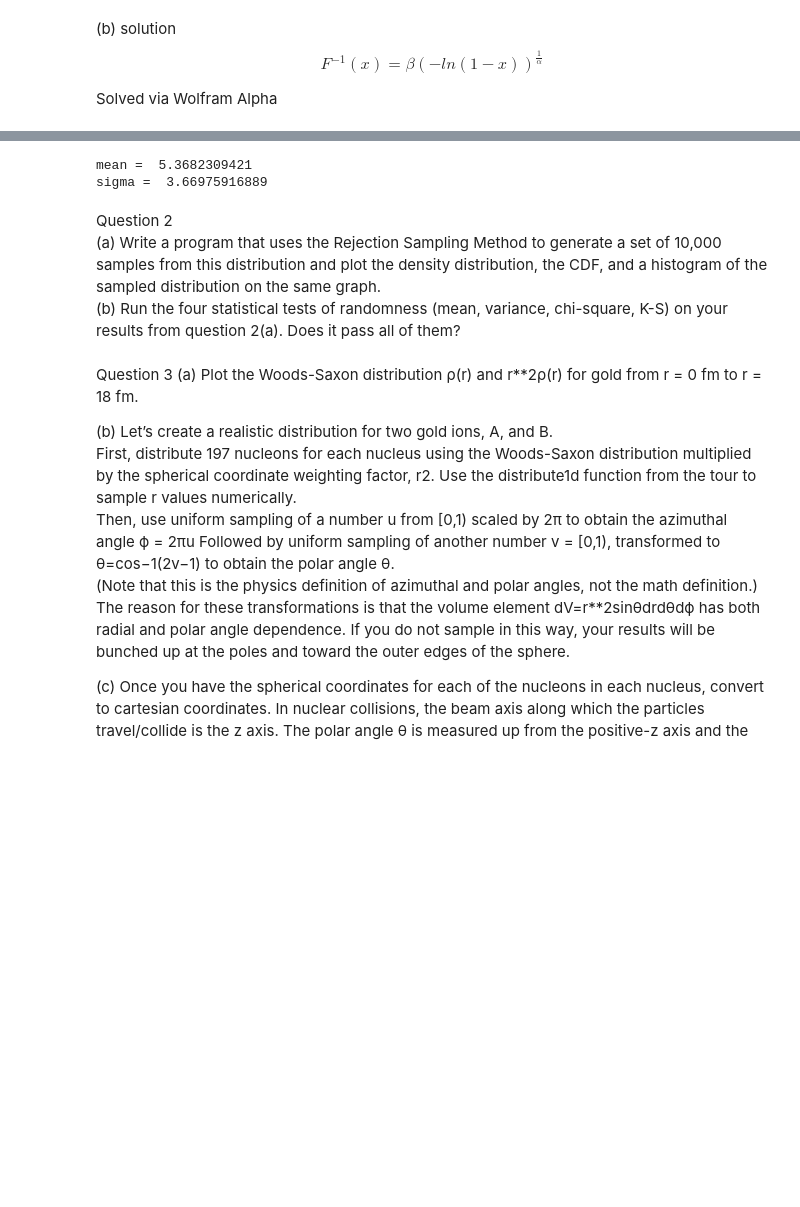
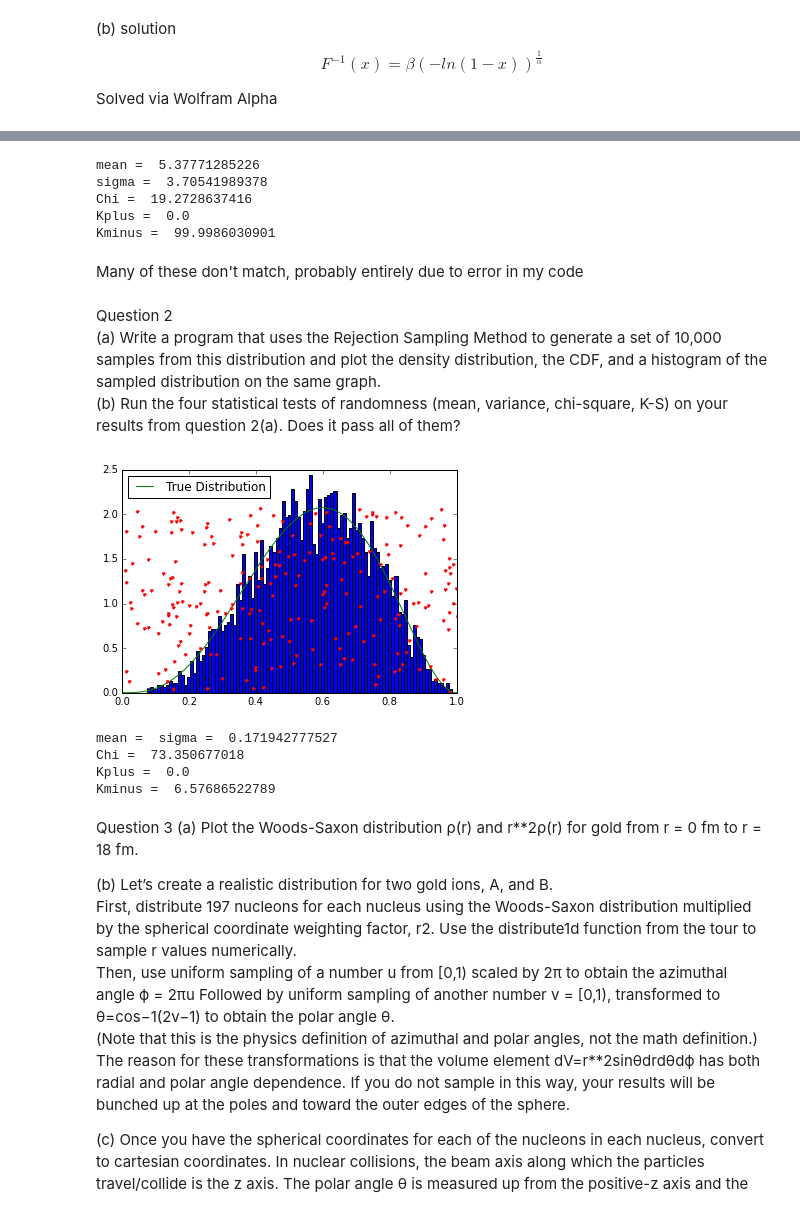
Before and after one commit to cspearso/PHYS202-S14, a Jupyter notebook: SciPy/RandomAndMCExercises.ipynb, the cells around one changed output, grey strips where cells are left out. Saved outputs shown, nothing was run; the diff lists cells and outputs as text; code cells hidden in the pictures; blank space fills up the shorter version.

```diff
--- a/SciPy/RandomAndMCExercises.ipynb
+++ b/SciPy/RandomAndMCExercises.ipynb
@@ -73,15 +72,83 @@ d = c / (len(xsamples)-1)
 sigma = np.sqrt(d)
 print "sigma = ", sigma
 #Chi Squared Test
+n, b = np.histogram(xsamples,100, normed=True)
+E = f(b[:-1])*0.01*len(xsamples)
+Chi = np.sqrt(abs(((n[6:-6]-E[6:-6]**2)/E[6:-6]).sum()))
+print "Chi = ",Chi
 
 #K-S Test
+mask = (xsamples < x)
+Fn = len(xsamples[mask])/N
+Kplus = np.sqrt(N)*((Fn-F(x))).max()
+Kminus = np.sqrt(N)*((-Fn+F(x))).max()
+print "Kplus = ", Kplus
+print "Kminus = ", Kminus
 # %% [output]
-mean =  5.3682309421
-sigma =  3.66975916889
+mean =  5.37771285226
+sigma =  3.70541989378
+Chi =  19.2728637416
+Kplus =  0.0
+Kminus =  99.9986030901
+# %% [markdown]
+Many of these don't match, probably entirely due to error in my code
 # %% [markdown]
 Question 2
 (a) Write a program that uses the Rejection Sampling Method to generate a set of 10,000 samples from this distribution and plot the density distribution, the CDF, and a histogram of the sampled distribution on the same graph.
 (b) Run the four statistical tests of randomness (mean, variance, chi-square, K-S) on your results from question 2(a). Does it pass all of them?
+# %%
+#a
+def f(x):
+    return (60*x**3)*(1-x)**2
+
+x = arange(0,1,0.0001)
+N = 10000
+ymax = f(x).max()
+samples_x = np.random.random_sample(N)
+samples_y = ymax*np.random.random_sample(N)
+
+newmask = (samples_y < f(samples_x))
+newmask.sum()
+plt.plot(x,f(x), label = 'True Distribution', color='green')
+plt.plot(samples_x[newmask[1:500]],samples_y[newmask[1:500]], '.', color='red')
+plt.hist(samples_x[newmask[:]],bins=100,normed=True)
+plt.legend(loc='best')
+plt.show()
+# %% [output]
+[figure, added]
+# %%
+#b
+
+#mean test
+m = (samples_x[newmask[:]]).mean()
+print "mean = ",
+
+#variance test
+a =  samples_x[newmask[:]] - m
+b = a**2
+c = b.sum()
+d = c / (len(samples_x[newmask[:]])-1)
+sigma = np.sqrt(d)
+print "sigma = ", sigma
+
+#Chi Squared Test
+n, b = np.histogram( samples_x[newmask[:]],100, normed=True)
+E = f(b[:-1])*0.01*len(samples_x[newmask[:]])
+Chi = np.sqrt(abs(((n[6:-6]-E[6:-6]**2)/E[6:-6]).sum()))
+print "Chi = ",Chi
+
+#K-S Test
+mask = (samples_x < x)
+Fn = len(xsamples[mask])/N
+Kplus = np.sqrt(N)*((Fn-F(x))).max()
+Kminus = np.sqrt(N)*((-Fn+F(x))).max()
+print "Kplus = ", Kplus
+print "Kminus = ", Kminus
+# %% [output]
+mean =  sigma =  0.171942777527
+Chi =  73.350677018
+Kplus =  0.0
+Kminus =  6.57686522789
 # %% [markdown]
 Question 3
 (a) Plot the Woods-Saxon distribution ρ(r) and r\*\*2ρ(r) for gold from r = 0 fm to r = 18 fm.
```
Also changed, not shown: parts of 8 cells of this notebook, 2 other files.
